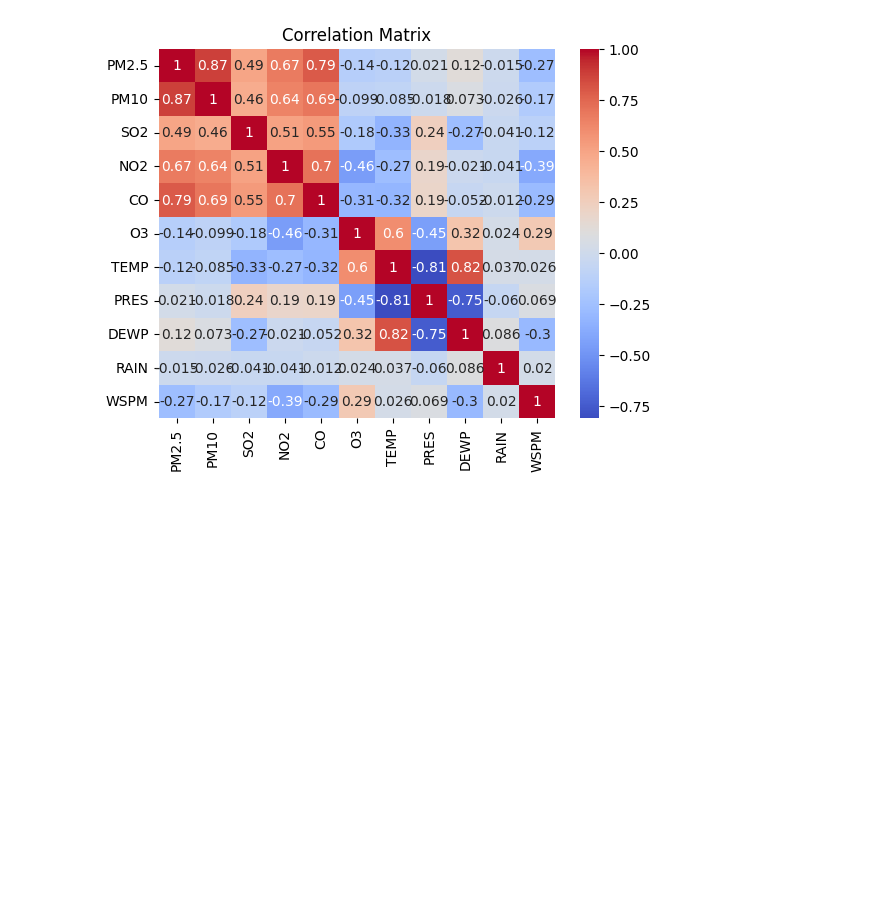
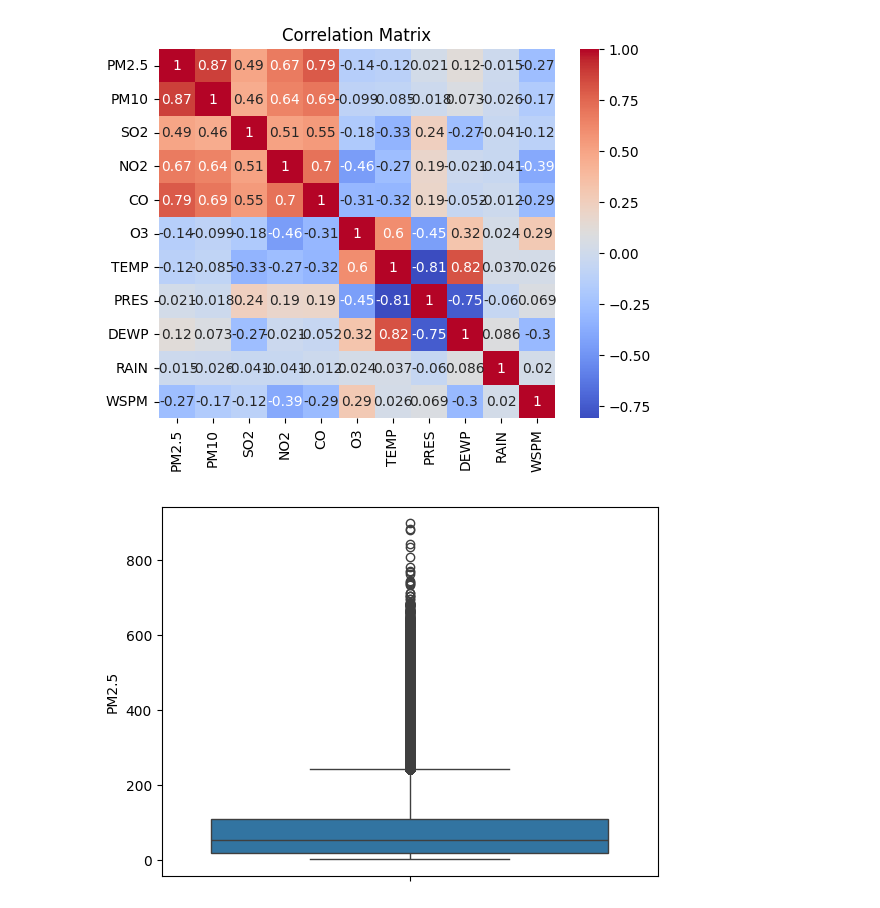
Before and after one commit to CheeRanidu/CMP7005, a Jupyter notebook: st20272023_CMP7005.ipynb, the cells around one changed output. Saved outputs shown, nothing was run; the diff lists cells and outputs as text; code cells hidden in the pictures; blank space fills up the shorter version.

```diff
--- a/st20272023_CMP7005.ipynb
+++ b/st20272023_CMP7005.ipynb
@@ -434,3 +434,10 @@ plt.title('Correlation Matrix')
 plt.show()
 # %% [output]
 [figure]
+# %%
+import matplotlib.pyplot as plt
+import seaborn as sns
+sns.boxplot(data['PM2.5'])
+plt.show()
+# %% [output]
+[figure, added]
```
Also changed, not shown: parts of 13 cells of this notebook.
